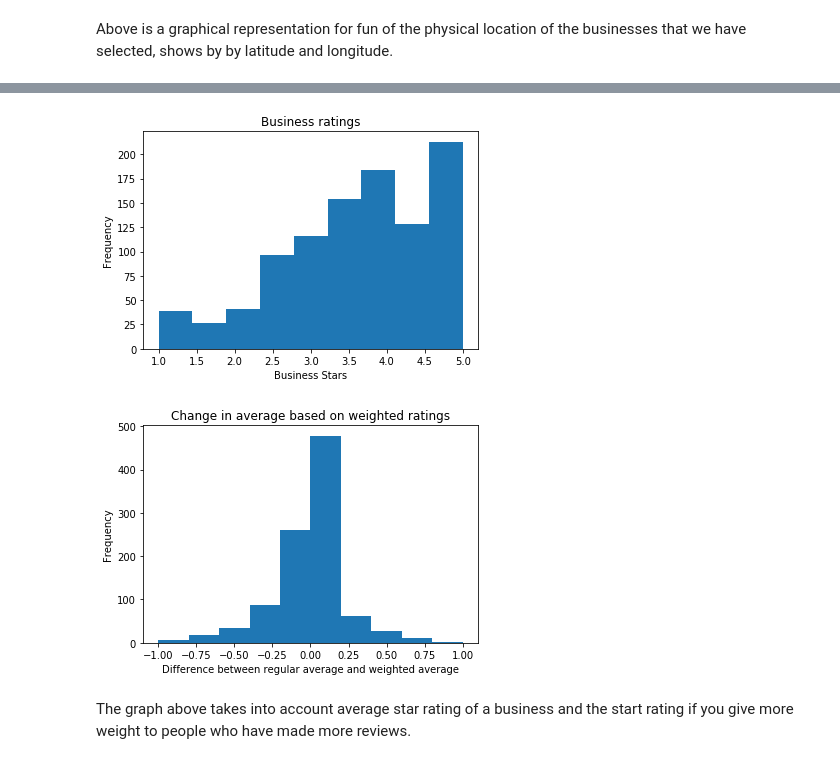
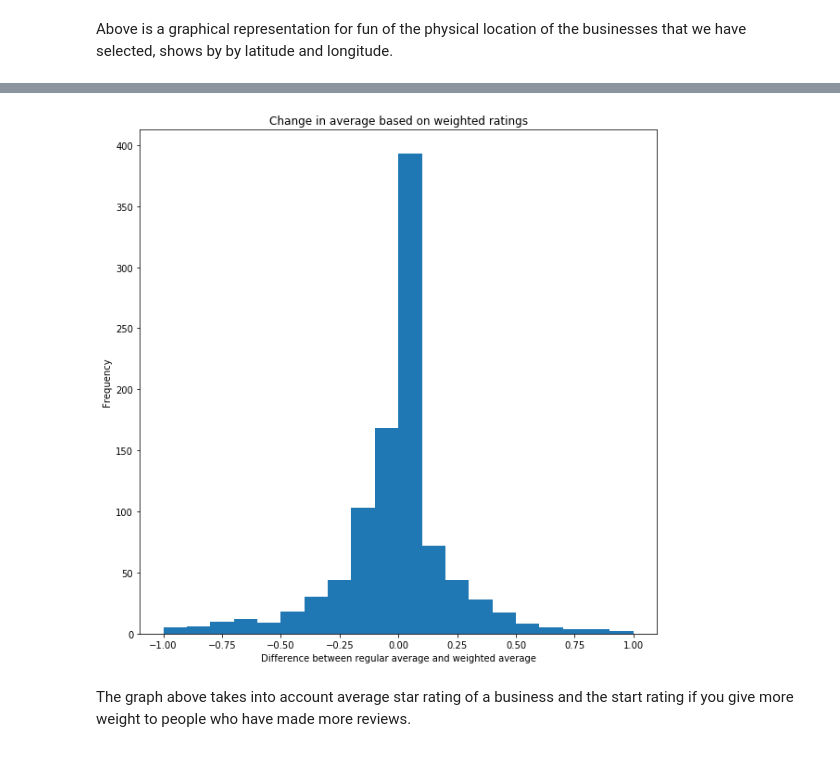
Before and after one commit to TheBetterTeam/GetYelp, a Jupyter notebook: Yelp Data/Review_Normalization.ipynb, the cells around one changed output, grey strips where cells are left out. Saved outputs shown, nothing was run; the diff lists cells and outputs as text; code cells hidden in the pictures.

```diff
--- a/Yelp Data/Review_Normalization.ipynb
+++ b/Yelp Data/Review_Normalization.ipynb
@@ -130,19 +150,12 @@ old_adv = pd.DataFrame(old_adv1, columns=['business_id', 'reg_adv', 'new_adv', '
 # %%
-plt.hist(old_adv['reg_adv'], bins = 9)
-plt.xlabel('Business Stars')
+plt.figure(figsize=(10,10))
+plt.hist(old_adv['diff'], range=(-1,1), bins=20)
+plt.xlabel('Difference between regular average and weighted average')
 plt.ylabel('Frequency')
-plt.title('Business ratings')
+plt.title('Change in average based on weighted ratings')
 plt.show()
 # %% [output]
-[figure, old version]
+[figure, new version]
-# %%
-plt.hist(old_adv['diff'], range=(-1,1))
-plt.xlabel('Difference between regular average and weighted average')
-plt.ylabel('Frequency')
-plt.title('Change in average based on weighted ratings')
-plt.show()
-# %% [output]
-[figure, removed]
 # %% [markdown]
 The graph above takes into account average star rating of a business and the start rating if you give more weight to people who have made more reviews.
 # %%
```
Also changed, not shown: parts of 7 cells of this notebook.
